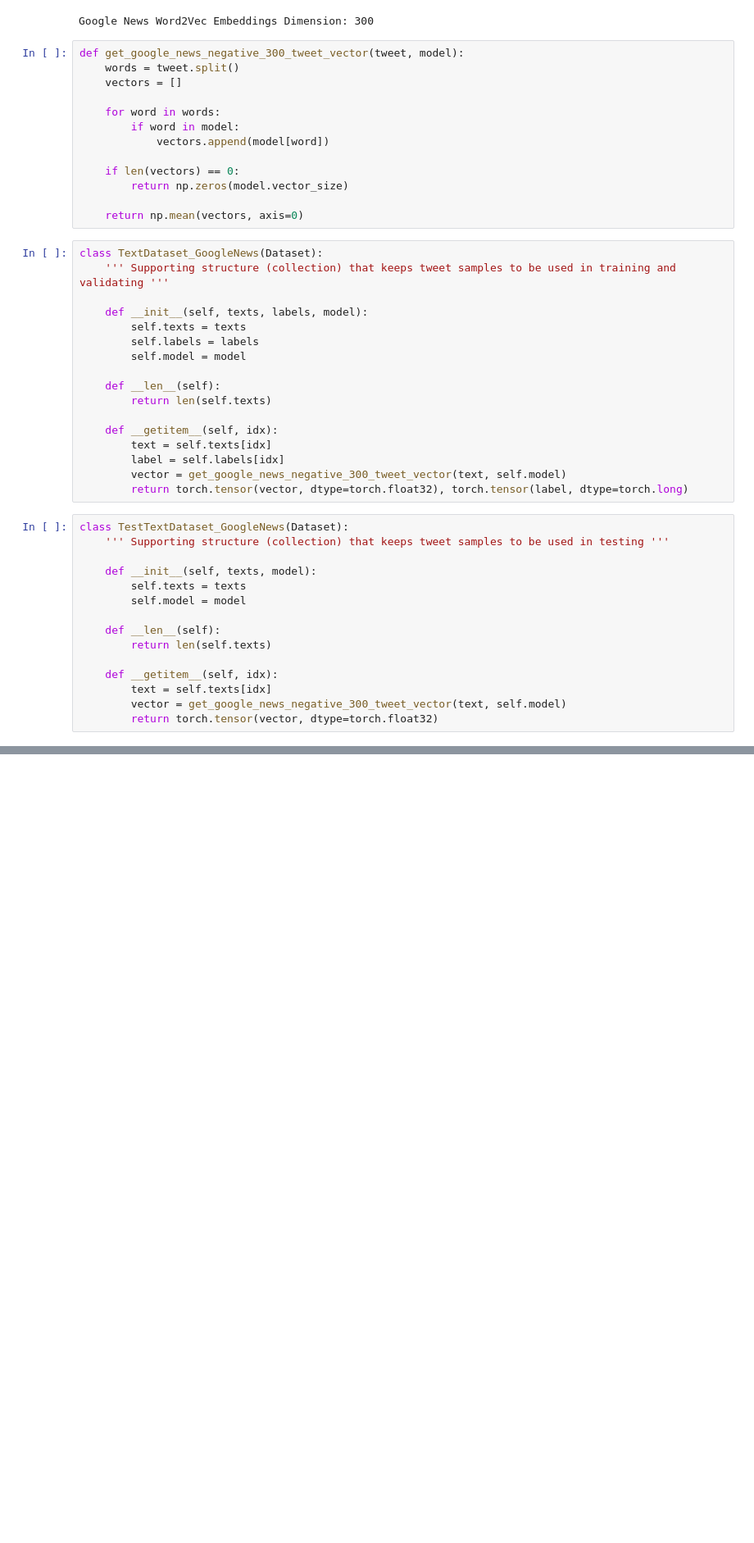
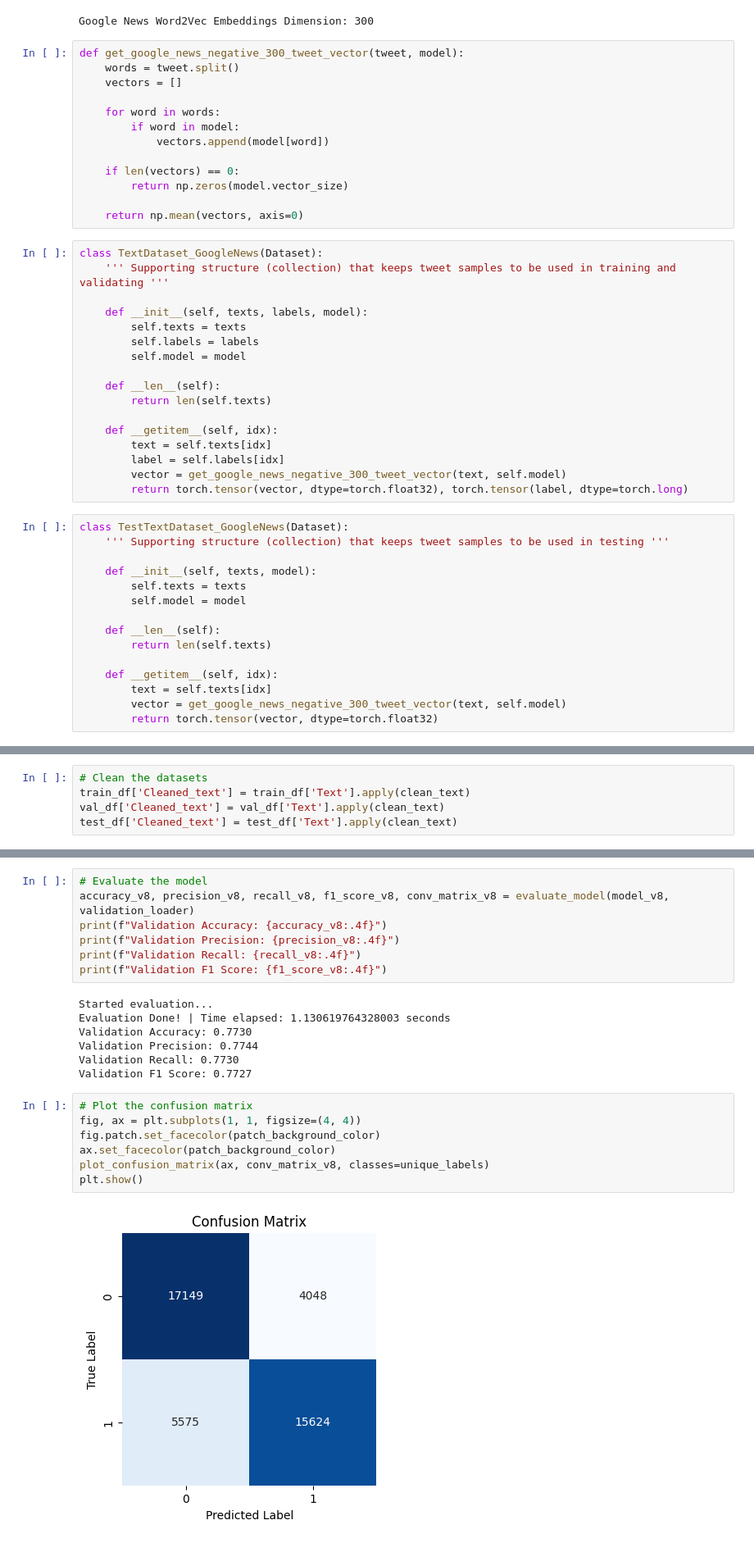
Before and after one commit to AntonisZks/Deep-Learning-for-Natural-Language-Processing, a Jupyter notebook: Notebooks/feed_forward_neural_network.ipynb, the cells around one changed output, grey strips where cells are left out. Shown at 82% size. Cells and saved outputs as stored; diff of their text form; blank space fills up the shorter version.

```diff
--- a/Notebooks/feed_forward_neural_network.ipynb
+++ b/Notebooks/feed_forward_neural_network.ipynb
@@ -2393,0 +2538,5 @@ plt.show()
+# %%
+# Clean the datasets
+train_df['Cleaned_text'] = train_df['Text'].apply(clean_text)
+val_df['Cleaned_text'] = val_df['Text'].apply(clean_text)
+test_df['Cleaned_text'] = test_df['Text'].apply(clean_text)
@@ -2393,0 +2602,23 @@ plt.show()
+# %%
+# Evaluate the model
+accuracy_v8, precision_v8, recall_v8, f1_score_v8, conv_matrix_v8 = evaluate_model(model_v8, validation_loader)
+print(f"Validation Accuracy: {accuracy_v8:.4f}")
+print(f"Validation Precision: {precision_v8:.4f}")
+print(f"Validation Recall: {recall_v8:.4f}")
+print(f"Validation F1 Score: {f1_score_v8:.4f}")
+# %% [output]
+Started evaluation...
+Evaluation Done! | Time elapsed: 1.130619764328003 seconds
+Validation Accuracy: 0.7730
+Validation Precision: 0.7744
+Validation Recall: 0.7730
+Validation F1 Score: 0.7727
+# %%
+# Plot the confusion matrix
+fig, ax = plt.subplots(1, 1, figsize=(4, 4))
+fig.patch.set_facecolor(patch_background_color)
+ax.set_facecolor(patch_background_color)
+plot_confusion_matrix(ax, conv_matrix_v8, classes=unique_labels)
+plt.show()
+# %% [output]
+[figure, added]
```
Also changed, not shown: parts of 30 cells of this notebook, 5 other files.
